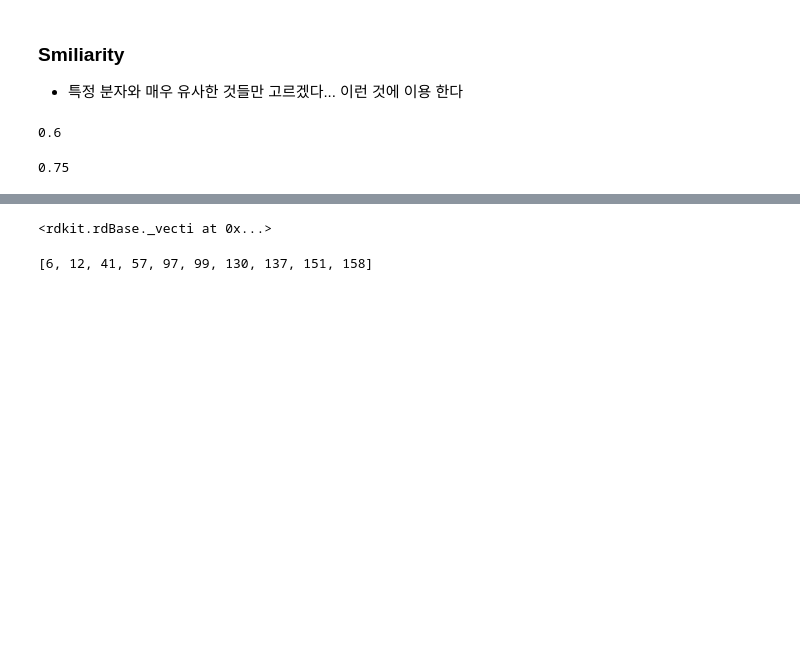
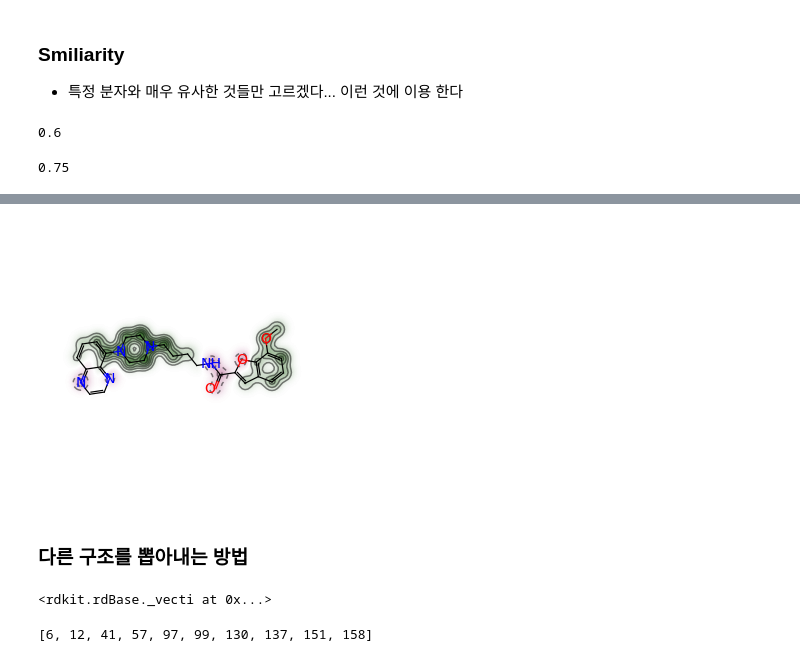
Before and after one commit to jinwoo3239/rdkit, a Jupyter notebook: RDKIT_tutorial_rev.ipynb, the cells around one changed output, grey strips where cells are left out. Saved outputs shown, nothing was run; the diff lists cells and outputs as text; code cells hidden in the pictures; blank space fills up the shorter version.

```diff
--- a/RDKIT_tutorial_rev.ipynb
+++ b/RDKIT_tutorial_rev.ipynb
@@ -338,3 +327,16 @@ DataStructs.FingerprintSimilarity(fps[0], fps[1], )
+# %%
+from rdkit.Chem.Draw import SimilarityMaps
+
+fig, maxweight = SimilarityMaps.GetSimilarityMapForFingerprint(refmol, mol,
+                                                               SimilarityMaps.GetMorganFingerprint,
+                                                               size=(150, 150))
+
+# _, maxWeight = SimilarityMaps.GetSimilarityMapForFingerprint(refmol, mol,
+#                                         lambda m, i: SimilarityMaps.GetMorganFingerprint(m, i, radius=2))
+# %% [output]
+[figure, added]
+# %% [markdown]
+### 다른 구조를 뽑아내는 방법
 # %%
 # 최대한 다른 10 개의 다른 구조를 뽑는 방법
 
```
Also changed, not shown: parts of 62 cells of this notebook.
